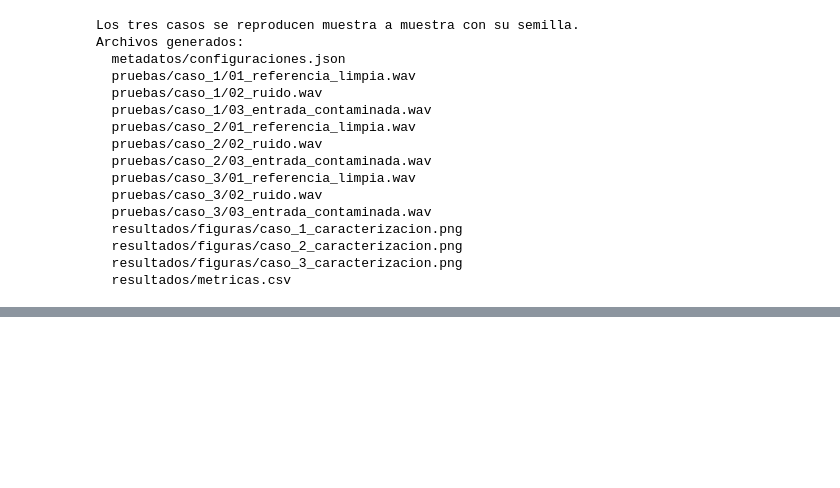
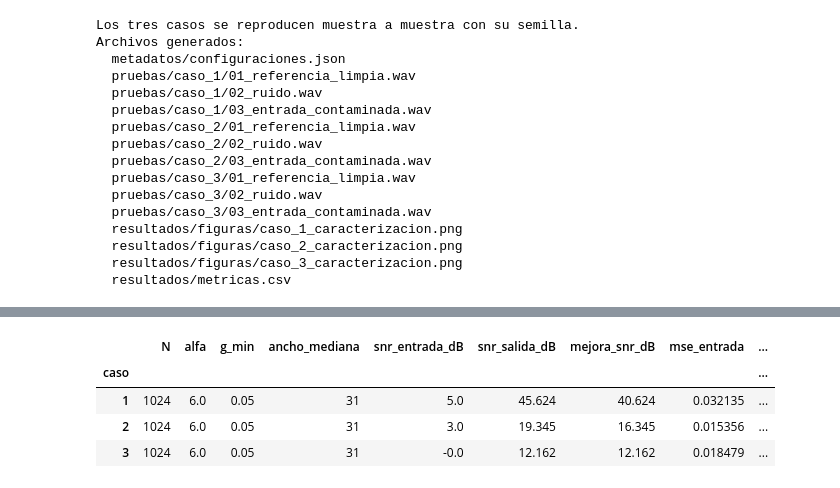
Before and after one commit to josesolMo/jsolano_asm_2026_s2, a Jupyter notebook: tarea1_grupo/notebook.ipynb, the cells around one changed output, grey strips where cells are left out. Cells and saved outputs as stored; diff of their text form; code cells hidden in the pictures; blank space fills up the shorter version.

```diff
--- a/tarea1_grupo/notebook.ipynb
+++ b/tarea1_grupo/notebook.ipynb
@@ -432,0 +517,20 @@ Archivos generados:
+# %%
+# Resolver la raíz permite ejecutar desde tarea1_grupo o desde el repositorio.
+import sys
+from pathlib import Path
+import pandas as pd
+from IPython.display import Image, display
+
+raiz_espectral = Path.cwd() if (Path.cwd() / 'pruebas').is_dir() else Path.cwd() / 'tarea1_grupo'
+sys.path.insert(0, str(raiz_espectral.parent))
+# Alias para no chocar con ejecutar_analisis del filtrado temporal.
+from tarea1_grupo.src import analisis_espectral as ae
+
+metricas_espectrales = pd.DataFrame(ae.ejecutar_analisis(raiz_espectral)).set_index('caso')
+metricas_espectrales
+# %% [output]
+|  | N | alfa | g_min | ancho_mediana | snr_entrada_dB | snr_salida_dB | mejora_snr_dB | mse_entrada | ... |
+| caso |  |  |  |  |  |  |  |  | ... |
+| 1 | 1024 | 6.0 | 0.05 | 31 | 5.0 | 45.624 | 40.624 | 0.032135 | ... |
+| 2 | 1024 | 6.0 | 0.05 | 31 | 3.0 | 19.345 | 16.345 | 0.015356 | ... |
+| 3 | 1024 | 6.0 | 0.05 | 31 | -0.0 | 12.162 | 12.162 | 0.018479 | ... |
```
Also changed, not shown: parts of 7 cells of this notebook.
